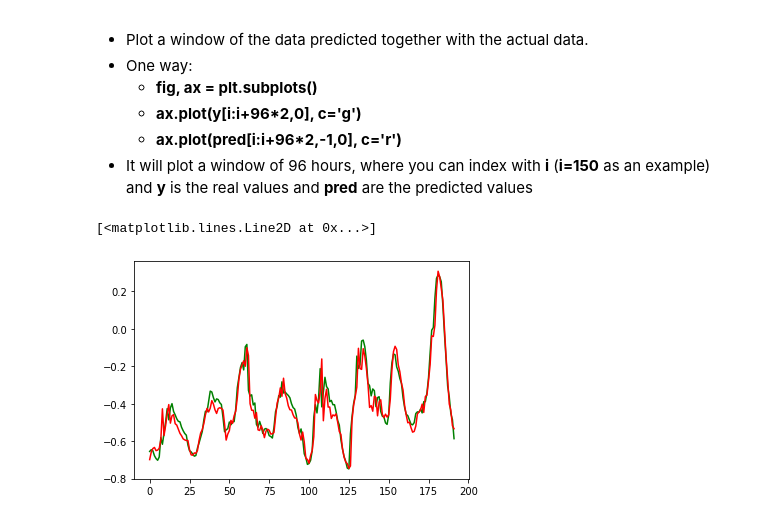
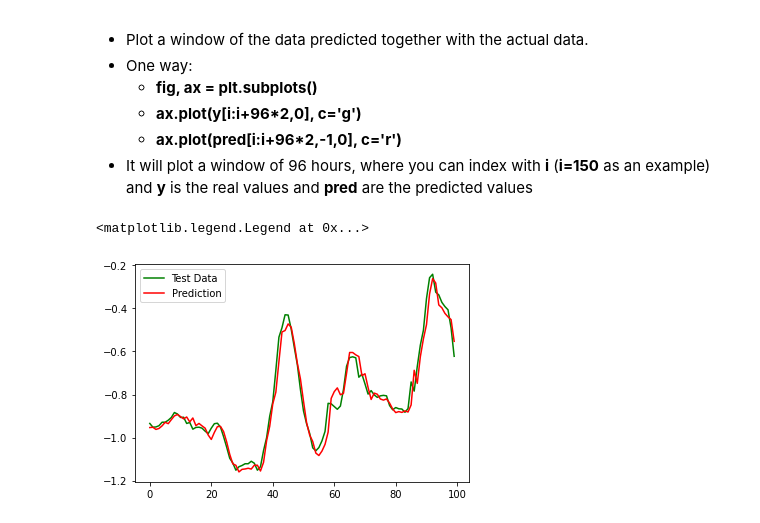
Before and after one commit to francoschroeder/ProyectoFinal, a Jupyter notebook: PruebaDiseñoModelosGino2.ipynb, the cells around one changed output. Cells and saved outputs as stored; diff of their text form; code cells hidden in the pictures.

```diff
--- a/PruebaDiseñoModelosGino2.ipynb
+++ b/PruebaDiseñoModelosGino2.ipynb
@@ -206,5 +221,5 @@ AlreadyExistsError: Another metric with the same name already exists.
 - Fit the model as follows
     - **model.fit(x=train_ds[0], y=train_ds[1], validation_data=(val_ds[0], val_ds[1]), epochs=5)**
 # %%
-history = model.fit(x=train_ds[0], y=train_ds[1], epochs=5, validation_data=val_ds)
+history = model.fit(x=train_ds[0], y=train_ds[1], epochs=10, validation_data=val_ds)
 # %% [output]
@@ -259,13 +284,13 @@ y_pred.shape
 # %%
 
 
 fig, ax = plt.subplots()
 
-i = 150
+i = 0
 
-ax.plot(y[i:i+96*2,0], c='g', label="Test Data")
-ax.plot(y_pred[i:i+96*2,-1], c='r', label="Prediction")
+ax.plot(y[i:i+100,0], c='g', label="Test Data")
+ax.plot(y_pred[i:i+100,-1], c='r', label="Prediction")
 plt.legend()
 # %% [output]
-[<matplotlib.lines.Line2D at 0x...>]
+<matplotlib.legend.Legend at 0x...>
-[figure, old version]
+[figure, new version]
```
Also changed, not shown: parts of 4 cells of this notebook.
